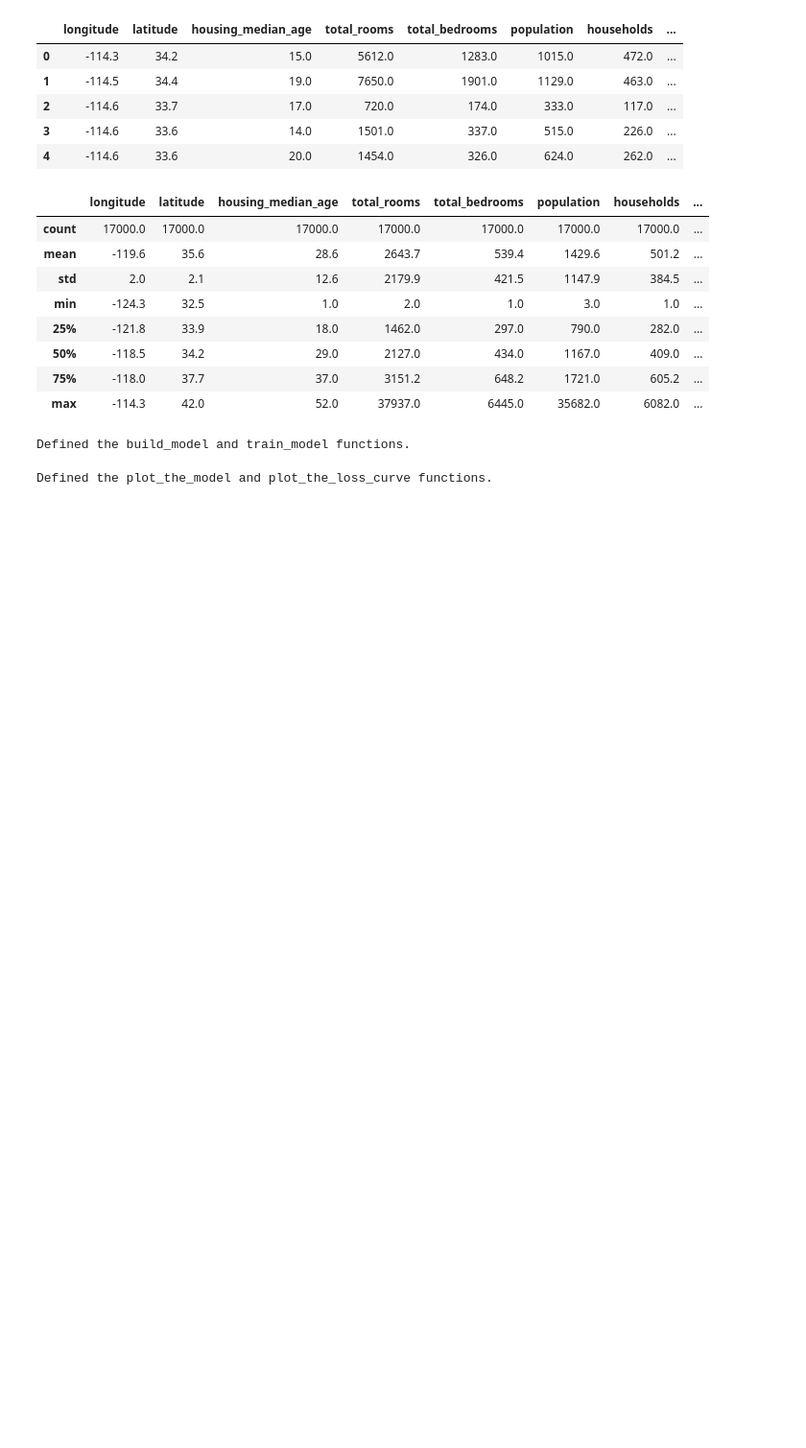
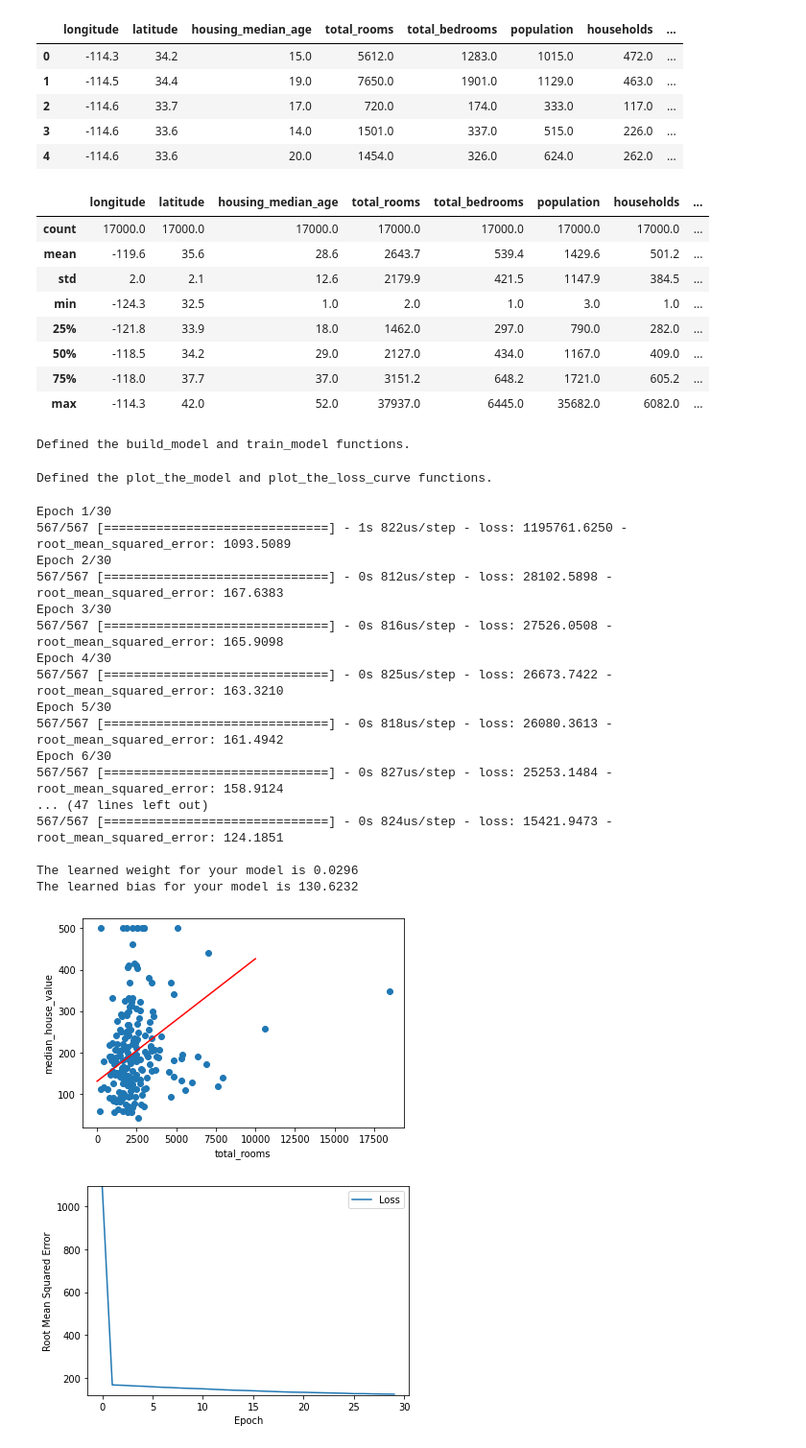
Before and after one commit to RainingK/Google-ML-Crash-Course, a Jupyter notebook: 4. First Steps With Tensor Flow/2. linearRegressionWithARealDataset.ipynb, the cells around one changed output. Shown at 96% size. Cells and saved outputs as stored; diff of their text form; code cells hidden in the pictures; blank space fills up the shorter version.

Commit message:
Made Prediction

```diff
--- a/4. First Steps With Tensor Flow/2. linearRegressionWithARealDataset.ipynb
+++ b/4. First Steps With Tensor Flow/2. linearRegressionWithARealDataset.ipynb
@@ -126,3 +126,49 @@ def plot_the_loss_curve(epochs, rmse):
 print("Defined the plot_the_model and plot_the_loss_curve functions.")
 # %% [output]
 Defined the plot_the_model and plot_the_loss_curve functions.
+# %%
+# The following variables are the hyperparameters.
+learning_rate = 0.01
+epochs = 30
+batch_size = 30
+
+# Specify the feature and the label.
+my_feature = "total_rooms"  # the total number of rooms on a specific city block.
+my_label="median_house_value" # the median value of a house on a specific city block.
+# That is, you're going to create a model that predicts house value based
+# solely on total_rooms.
+
+# Discard any pre-existing version of the model.
+my_model = None
+
+# Invoke the functions.
+my_model = build_model(learning_rate)
+weight, bias, epochs, rmse = train_model(my_model, training_df,
+                                         my_feature, my_label,
+                                         epochs, batch_size)
+
+print("\nThe learned weight for your model is %.4f" % weight)
+print("The learned bias for your model is %.4f\n" % bias )
+
+plot_the_model(weight, bias, my_feature, my_label)
+plot_the_loss_curve(epochs, rmse)
+# %% [output]
+Epoch 1/30
+567/567 [==============================] - 1s 822us/step - loss: 1195761.6250 - root_mean_squared_error: 1093.5089
+Epoch 2/30
+567/567 [==============================] - 0s 812us/step - loss: 28102.5898 - root_mean_squared_error: 167.6383
+Epoch 3/30
+567/567 [==============================] - 0s 816us/step - loss: 27526.0508 - root_mean_squared_error: 165.9098
+Epoch 4/30
+567/567 [==============================] - 0s 825us/step - loss: 26673.7422 - root_mean_squared_error: 163.3210
+Epoch 5/30
+567/567 [==============================] - 0s 818us/step - loss: 26080.3613 - root_mean_squared_error: 161.4942
+Epoch 6/30
+567/567 [==============================] - 0s 827us/step - loss: 25253.1484 - root_mean_squared_error: 158.9124
+... (47 lines left out)
+567/567 [==============================] - 0s 824us/step - loss: 15421.9473 - root_mean_squared_error: 124.1851
+
+The learned weight for your model is 0.0296
+The learned bias for your model is 130.6232
+[figure, added]
+[figure, added]
```
Also changed, not shown: parts of 2 cells of this notebook.
